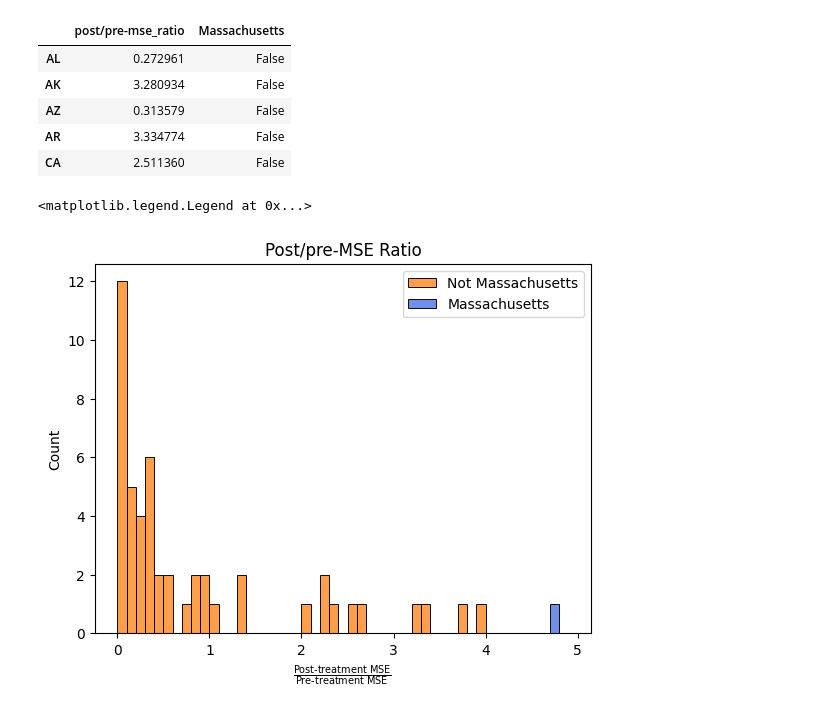
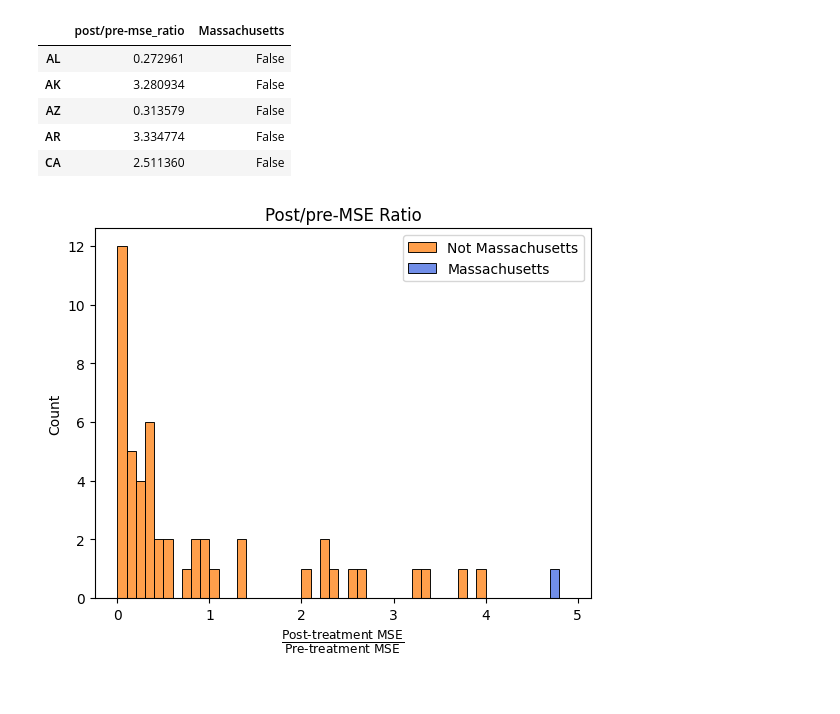
Before and after one commit to will-r61/honors_thesis, a Jupyter notebook: notebooks/scm_no_covariates.ipynb, the cells around one changed output. Cells and saved outputs as stored; diff of their text form; code cells hidden in the pictures.

```diff
--- a/notebooks/scm_no_covariates.ipynb
+++ b/notebooks/scm_no_covariates.ipynb
@@ -26,10 +25,6 @@ def scm_fit(X, y):
     def sum_constraint(weights):
         return np.sum(weights) - 1
 
-    def pearsonr_weights(weights):
-        y_predicted = np.dot(X, weights)
-        return float(pearsonr(y, y_predicted).statistic)
-
     # Bounds: Ensure all weights are nonnegative
     bounds = [(0, 1)] * n_features
 
@@ -45,10 +40,7 @@ def scm_fit(X, y):
     # Extract the optimized weights
     optimized_weights = result.x
 
-    # Extract the MSE
-    corr = pearsonr_weights(optimized_weights)
-
-    return optimized_weights, corr
+    return optimized_weights
 # %%
 df = pd.read_csv('../data/estimates/SNAP_gap_estimates/snap_gap_estimates.csv', index_col = 0)
 df
@@ -116,7 +108,7 @@ training_data
 training_y = training_data[25]
 training_X = training_data.loc[:, training_data.columns != 25].values
 # %%
-weights, corr = scm_fit(training_X, training_y)
+weights = scm_fit(training_X, training_y)
 weights
 # %% [output]
 array([0.00000000e+00, 7.16938786e-02, 3.52025025e-02, 3.56394361e-18,
@@ -253,26 +239,25 @@ def run_trial(state):
     training_data = pivoted[pivoted.index <= 2021]
     training_y = training_data[state]
     training_X = training_data.loc[:, (training_data.columns != state) & (training_data.columns != 25)].values
-    weights, corr = scm_fit(training_X, training_y)
+    weights = scm_fit(training_X, training_y)
     X = pivoted.loc[:, (pivoted.columns != state) & (pivoted.columns != 25)].values
     y = pivoted[state]
     synth = X @ weights
     diffs = y - synth
-    return diffs, corr
+    return diffs
 
 diff_dict = {}
 corrs = {}
 
 for state in pivoted.columns:
-    diffs, corr = run_trial(state)
+    diffs = run_trial(state)
     diff_dict[state] = diffs.copy()
-    corrs[state] = corr
 
     is_mass = state == 25
     diffs.index = pd.to_datetime(diffs.index.astype(str), format="%Y")
     plt.plot(diffs,
              color="royalblue" if is_mass else "C1",
-             alpha=1 if is_mass else 0.25,
+             alpha=1 if is_mass else 0.15,
              label="Massachusetts" if is_mass else None)
 
 plt.hlines(y=0, xmin=pd.to_datetime('2006', format="%Y"), xmax=pd.to_datetime('2023', format="%Y"), lw=2, color="Black")
@@ -281,4 +266,5 @@ plt.ylabel("Effect Estimate")
 plt.title("Placebo Test")
 plt.xlabel("Year")
 plt.legend()
+plt.savefig('../output/synthetic_control_plots/placebo_test.png')
 # %% [output]
@@ -328,19 +302,19 @@ mse_ratios.head()
 # %%
 # Separate the data
 ma_data = mse_ratios[mse_ratios['Massachusetts'] == True]
 non_ma_data = mse_ratios[mse_ratios['Massachusetts'] == False]
 
 # Plot each with desired color
 sns.histplot(data=non_ma_data, x='post/pre-mse_ratio', color='C1', bins=np.arange(0, 5, 0.1), label='Not Massachusetts')
 sns.histplot(data=ma_data, x='post/pre-mse_ratio', color='royalblue', bins=np.arange(0, 5, 0.1), label='Massachusetts')
 
 # Labels and title
-plt.xlabel(r'$\frac{\mathrm{Post\text{-}treatment\ MSE}}{\mathrm{Pre\text{-}treatment\ MSE}}$')
+plt.xlabel(r'$\frac{\mathrm{Post\text{-}treatment\ MSE}}{\mathrm{Pre\text{-}treatment\ MSE}}$', fontdict={'size': 12.5})
 plt.title('Post/pre-MSE Ratio')
 plt.legend()
+plt.savefig('../output/synthetic_control_plots/post_pre-MSE.png')
 # %% [output]
-<matplotlib.legend.Legend at 0x...>
-[figure, old version]
+[figure, new version]
 # %%
 pre_to_post = effects_df[2023] - effects_df[2021]
 pre_post_diff = pd.DataFrame(pre_to_post).rename(columns = {0: 'difference'})
```
Also changed, not shown: parts of 11 cells of this notebook, 13 other files.
